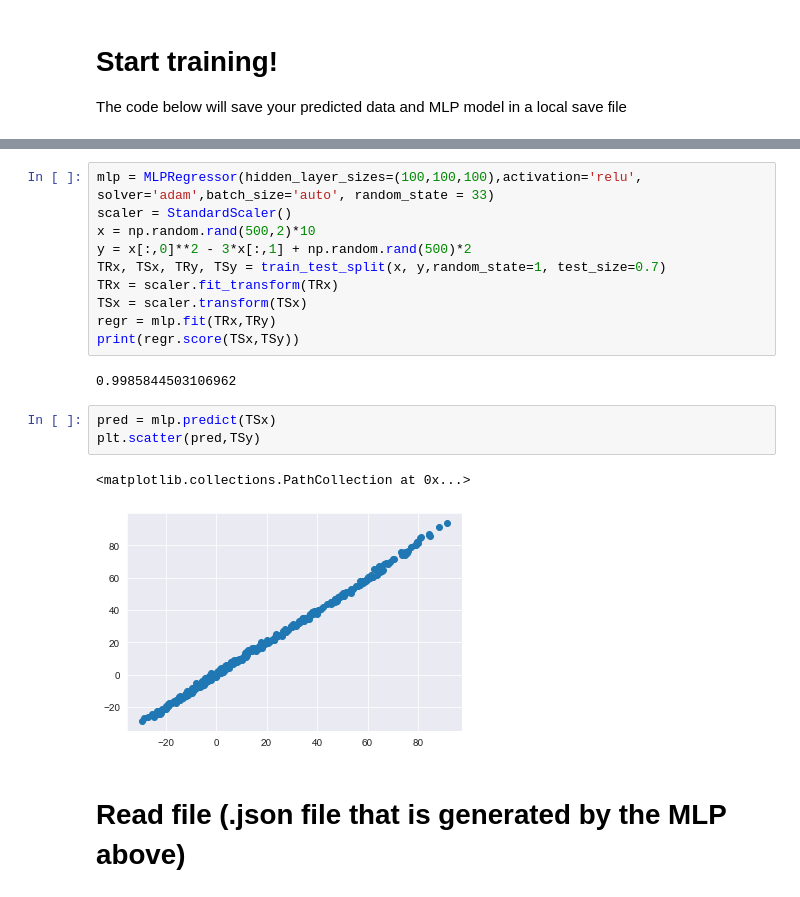
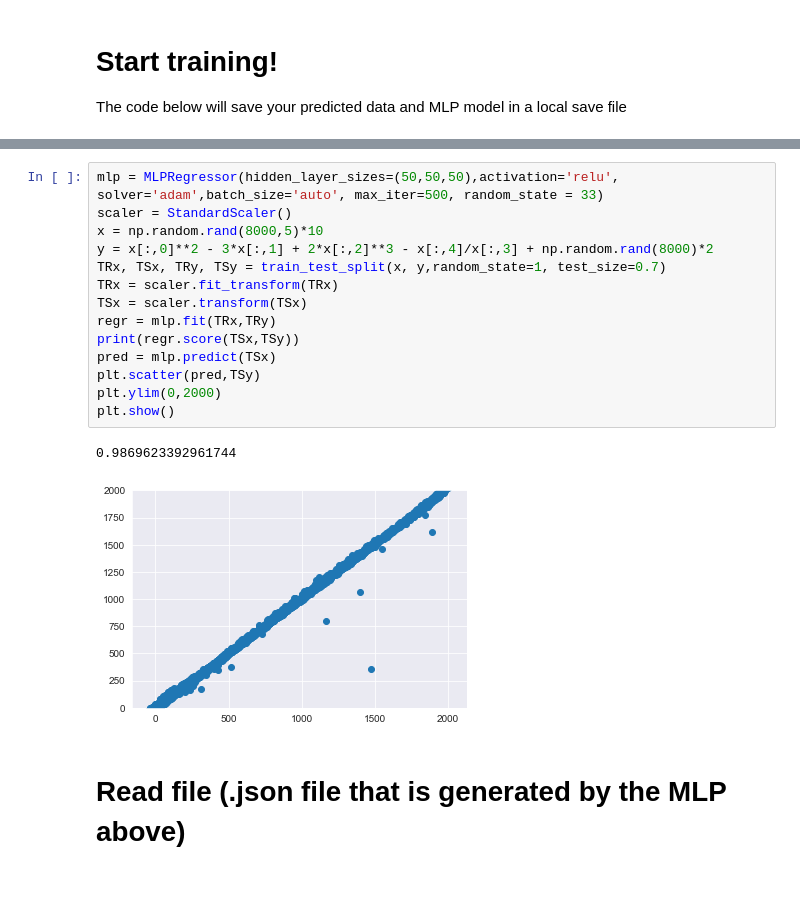
Before and after one commit to NiwEoj/Dr-Soo-ML, a Jupyter notebook: First ML/First ML.ipynb, the cells around one changed output, grey strips where cells are left out. Drawn from its saved outputs; the diff is of its cells as text.

```diff
--- a/First ML/First ML.ipynb
+++ b/First ML/First ML.ipynb
@@ -188,21 +201,20 @@ plt.scatter(testY,mlp.predict(testX))
 # %%
-mlp = MLPRegressor(hidden_layer_sizes=(100,100,100),activation='relu', solver='adam',batch_size='auto', random_state = 33)
+mlp = MLPRegressor(hidden_layer_sizes=(50,50,50),activation='relu', solver='adam',batch_size='auto', max_iter=500, random_state = 33)
 scaler = StandardScaler()
-x = np.random.rand(500,2)*10
-y = x[:,0]**2 - 3*x[:,1] + np.random.rand(500)*2
+x = np.random.rand(8000,5)*10
+y = x[:,0]**2 - 3*x[:,1] + 2*x[:,2]**3 - x[:,4]/x[:,3] + np.random.rand(8000)*2
 TRx, TSx, TRy, TSy = train_test_split(x, y,random_state=1, test_size=0.7)
 TRx = scaler.fit_transform(TRx)
 TSx = scaler.transform(TSx)
 regr = mlp.fit(TRx,TRy)
 print(regr.score(TSx,TSy))
+pred = mlp.predict(TSx)
+plt.scatter(pred,TSy)
+plt.ylim(0,2000)
+plt.show()
 # %% [output]
-0.9985844503106962
+0.9869623392961744
+[figure, added]
-# %%
-pred = mlp.predict(TSx)
-plt.scatter(pred,TSy)
-# %% [output]
-<matplotlib.collections.PathCollection at 0x...>
-[figure, removed]
 # %% [markdown]
 # Read file (.json file that is generated by the MLP above)
 # %%
```
Also changed, not shown: parts of 2 cells of this notebook.
